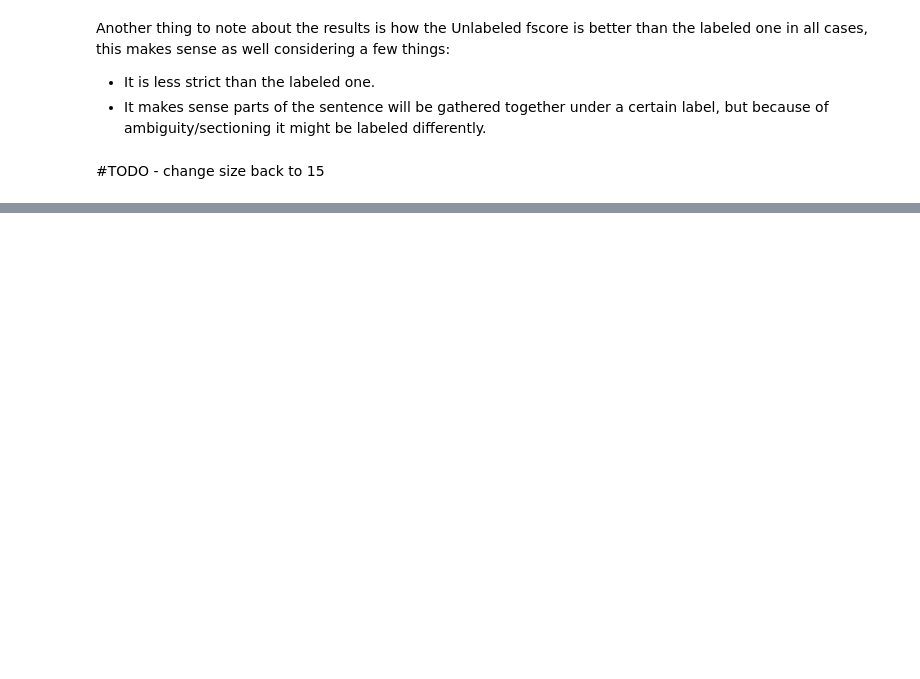
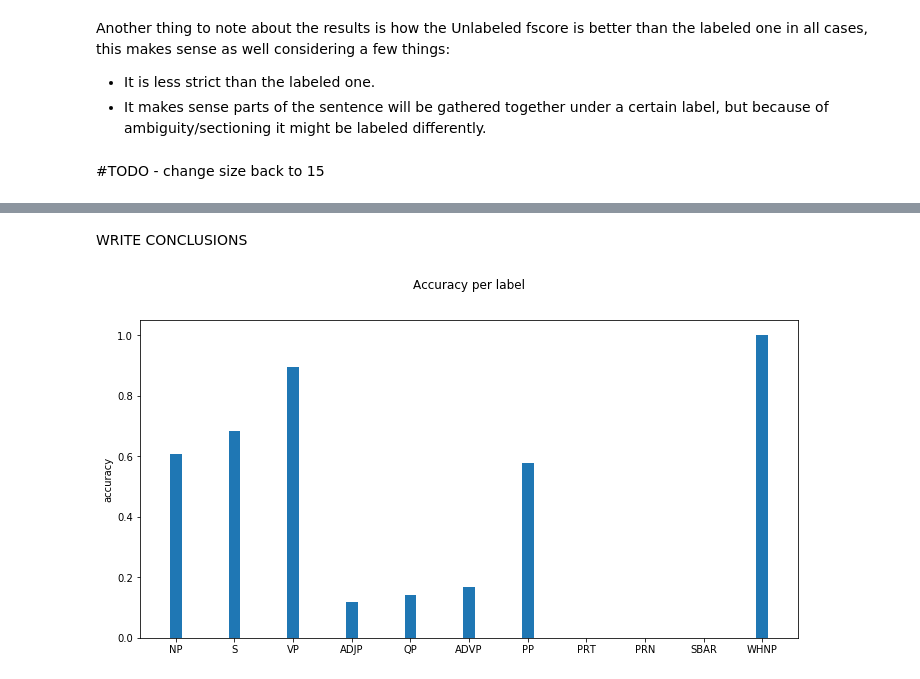
Before and after one commit to taihak94/NLP2019, a Jupyter notebook: assignment3/Assignment3.ipynb, the cells around one changed output, grey strips where cells are left out. Cells and saved outputs as stored; diff of their text form; code cells hidden in the pictures; blank space fills up the shorter version.

```diff
--- a/assignment3/Assignment3.ipynb
+++ b/assignment3/Assignment3.ipynb
@@ -1598,0 +2095,22 @@ Another thing to note about the results is how the Unlabeled fscore is better th
+# %% [markdown]
+WRITE CONCLUSIONS
+# %%
+labels = labels_total_consts.keys()
+label_accuracy = []
+for l in labels:
+    if l in labels_acc_consts:
+        label_accuracy.append(labels_acc_consts.get(l)/labels_total_consts.get(l))
+    else:
+        label_accuracy.append(0)
+
+plt.figure(num=5, figsize=(10, 10))
+label_acc = plt.subplot(211)
+rectangles_tr = plt.bar(range(len(labels)), label_accuracy, width=0.2)
+label_acc.set_xticks(np.linspace(0, len(labels) - 1, len(labels)))
+label_acc.set_xticklabels(labels, fontsize=10)
+label_acc.set_ylabel('accuracy')
+label_acc.set_title('Accuracy per label', y=1.08)
+plt.tight_layout()
+plt.show()
+# %% [output]
+[figure, added]
```
Also changed, not shown: parts of 64 cells of this notebook.
